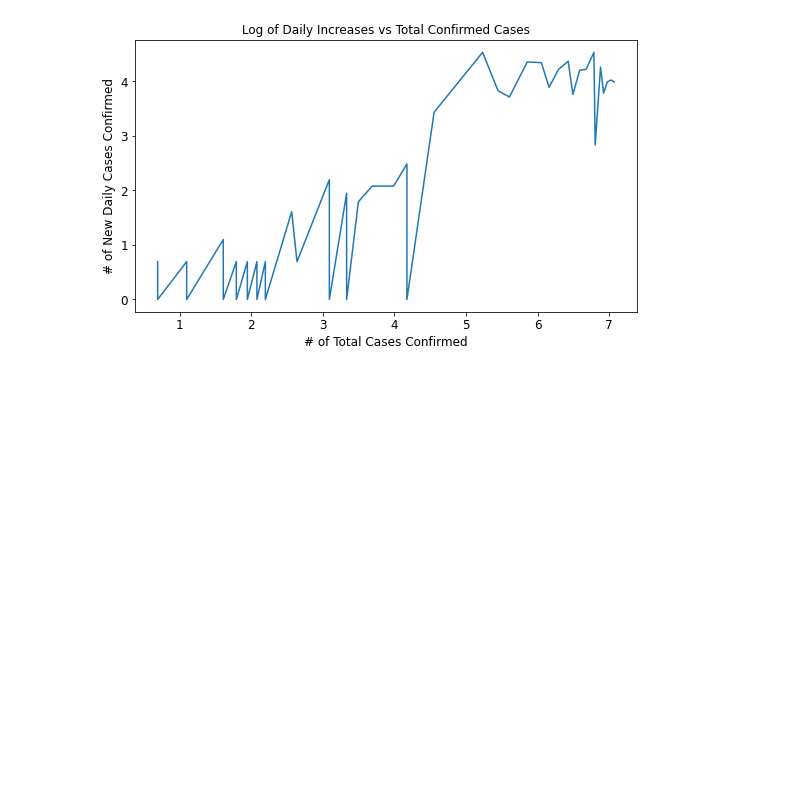
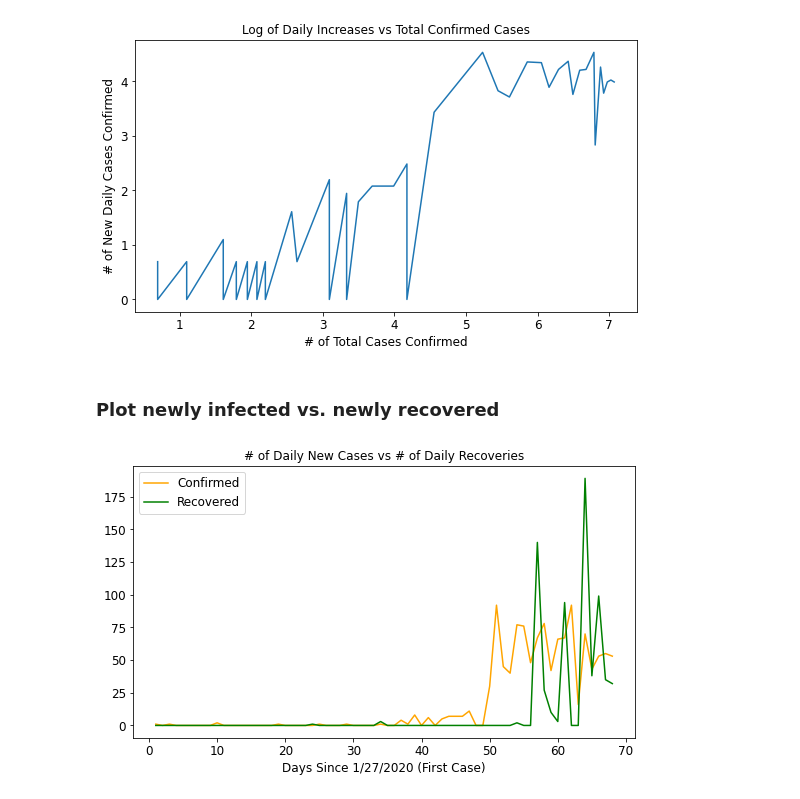
Before and after one commit to valarao/bc-covid-visualizations, a Jupyter notebook: BC COVID-19 Visualizations.ipynb, the cells around one changed output. Cells and saved outputs as stored; diff of their text form; code cells hidden in the pictures; blank space fills up the shorter version.

Commit message:
Plot New Confirmed vs New Recoveries

```diff
--- a/BC COVID-19 Visualizations.ipynb
+++ b/BC COVID-19 Visualizations.ipynb
@@ -58,6 +58,17 @@ for region in region_list:
 # %% [markdown]
 ### Define plotting methods
 # %%
+def plot_cases_by_type():
+    f, ax = plt.subplots(figsize=(9,5))
+    day_count = merged_df['DayCount'].values
+    plt.bar(day_count, merged_df['total_recovered'].values, bottom=merged_df['total_active'], color='green')
+    plt.bar(day_count, merged_df['total_active'].values, bottom=merged_df['total_deaths'], color='orange')
+    plt.bar(day_count, merged_df['total_deaths'].values, color='red')
+    plt.legend(['Recovered', 'Active', 'Deaths'], prop={'size': 12})
+    plt.xlabel('Days Since 1/27/2020 (First Case)', size=12)
+    plt.ylabel('# of Total Cases Confirmed', size=12)
+    plt.show()
+
 def plot_total_cases(useLog=False, active=False):
     suffix = 'active' if active else 'confirmed'
     case_plot = merged_df['total_{}'.format(suffix)]
@@ -74,17 +85,6 @@ def plot_total_cases(useLog=False, active=False):
     plt.ylabel(yLabel, size=12)
     plt.xticks(size=12)
     plt.yticks(size=12)
-    plt.show()
-
-def plot_cases_by_type():
-    f, ax = plt.subplots(figsize=(9,5))
-    day_count = merged_df['DayCount'].values
-    plt.bar(day_count, merged_df['total_recovered'].values, bottom=merged_df['total_active'], color='green')
-    plt.bar(day_count, merged_df['total_active'].values, bottom=merged_df['total_deaths'], color='orange')
-    plt.bar(day_count, merged_df['total_deaths'].values, color='red')
-    plt.legend(['Recovered', 'Active', 'Deaths'], prop={'size': 12})
-    plt.xlabel('Days Since 1/27/2020 (First Case)', size=12)
-    plt.ylabel('# of Total Cases Confirmed', size=12)
     plt.show()
 
 def plot_daily_increases():
@@ -161,3 +161,16 @@ def plot_daily_increases_vs_total_confirmed(useLog=False):
     plt.xticks(size=12)
     plt.yticks(size=12)
     plt.show()
+
+def plot_new_cases_vs_new_recoveries():
+    plt.figure(figsize=(9, 5))
+    day_count = merged_df['DayCount']
+    plt.plot(day_count, merged_df['total_daily_confirmed'], color='orange')
+    plt.plot(day_count, merged_df['total_daily_recovered'], color='green')
+    plt.legend(['Confirmed', 'Recovered'], prop={'size': 12})
+    plt.xlabel('# of New/Recovered Cases', size=12)
+    plt.xlabel('Days Since 1/27/2020 (First Case)', size=12)
+    plt.xticks(size=12)
+    plt.yticks(size=12)
+    plt.title('# of Daily New Cases vs # of Daily Recoveries', size=12)
+    plt.show()
@@ -247,3 +264,9 @@ plot_daily_increases_vs_total_confirmed()
 plot_daily_increases_vs_total_confirmed(useLog=True)
 # %% [output]
 [figure]
+# %% [markdown]
+### Plot newly infected vs. newly recovered
+# %%
+plot_new_cases_vs_new_recoveries()
+# %% [output]
+[figure, added]
```
Also changed, not shown: parts of 6 cells of this notebook.
